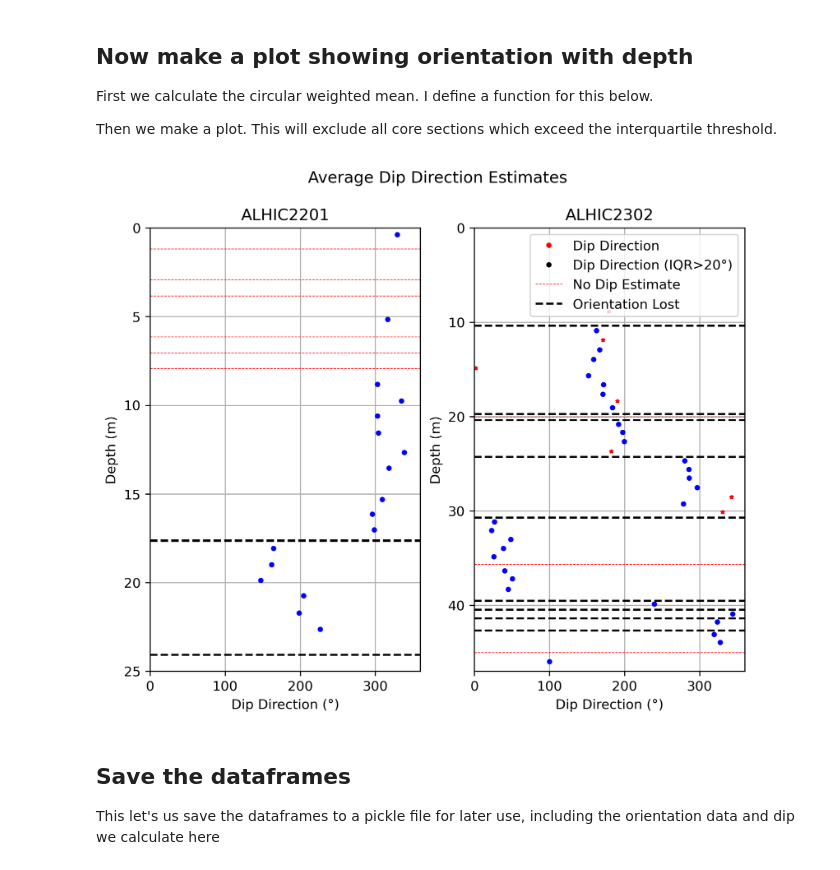
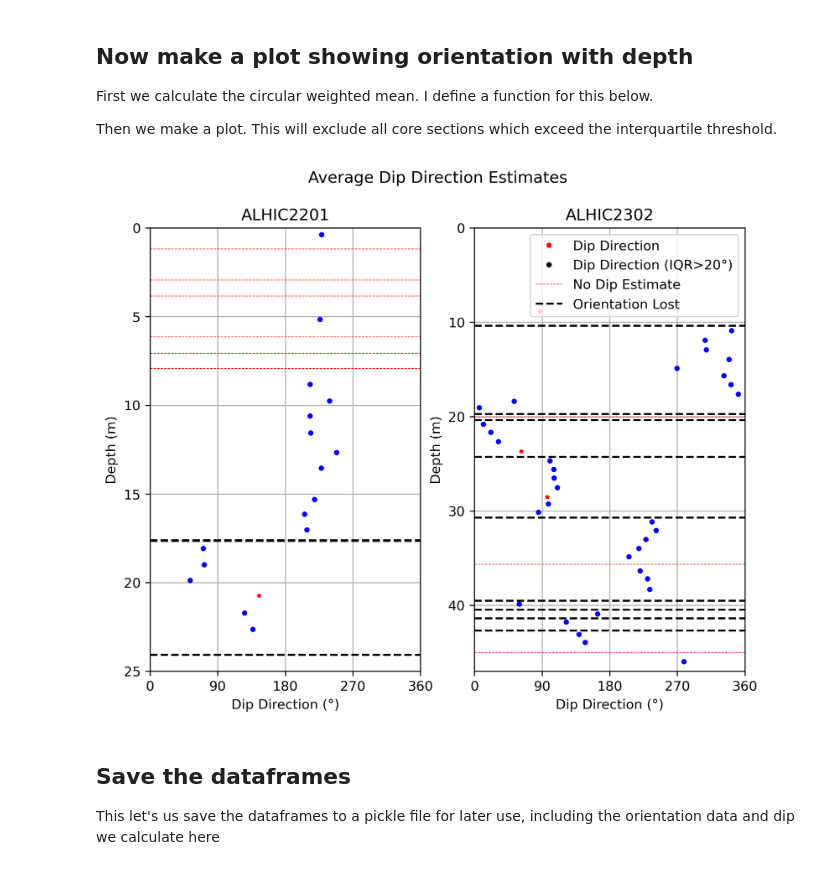
Before and after one commit to liamkirkpatrick/3d_ecm, a Jupyter notebook: scripts/layer_orientations/orientation_plots.ipynb, the cells around one changed output. Saved outputs shown, nothing was run; the diff lists cells and outputs as text; code cells hidden in the pictures.

```diff
--- a/scripts/layer_orientations/orientation_plots.ipynb
+++ b/scripts/layer_orientations/orientation_plots.ipynb
@@ -25,7 +25,7 @@ Intel MKL WARNING: Support of Intel(R) Streaming SIMD Extensions 4.2 (Intel(R) S
 ## Set Filepaths
 # %%
 path_to_angles = '../../data/angles/'
-path_to_figures = '../../figures/paper_figures/'
+path_to_figures = '../../../figures/paper_figures/'
 # %% [markdown]
 ## Load Angle Data
 
@@ -85,14 +135,15 @@ def calc_dip(df,face):
         else:
 
             # assign delta 1 and delta 2
-            if face == 'r':
+            if face == 'l':
                 d1 = top_angle
                 d2 = side_angle
 
                 d1_score = top_score * top_length
                 d2_score = side_score * side_length
 
-            elif face == 'l':
+            elif face == 'r':
+
                 d1 = side_angle
                 d2 = top_angle
 
@@ -226,34 +277,29 @@ def rotate_dip_direction(df):
 
         # pull out approriate data
         dip = np.array(row['dip_percentiles'][2])
-        dip_dir = np.array(row['AC-dip-direction'])
-
+        #dip_dir = np.array(row['AC-dip-direction'])
 
         # check if the median dip is negative
         if dip < 0:
 
-            # rotate dip direction by 180
-            dip_dir = dip_dir + 180
+            # save to dataframe
+            df.at[index,'AC-dip-direction'] = np.array(row['AC-dip-direction']) + 180
 
-            # correct for values > 360
-            dip_dir = np.where(dip_dir>360,dip_dir-360,dip_dir)
-
-            df['AC-dip-direction'] = dip_dir
-
-            # save to dataframe
-            df.at[index,'AC-dip-direction'] = dip_dir
+        # ensure all angles in df.at[index,'AC-dip-direction'] are between 0 and 360 (check for both >360 and <0). df.at[index,'AC-dip-direction'] is a list.
+        df.at[index,'AC-dip-direction'] = [angle - 360 if angle > 360 else angle for angle in df.at[index,'AC-dip-direction']]
+        df.at[index,'AC-dip-direction'] = [angle + 360 if angle < 0 else angle for angle in df.at[index,'AC-dip-direction']]
 
     return df
 
 alhic2201 = rotate_dip_direction(alhic2201)
 alhic2302 = rotate_dip_direction(alhic2302)
 # %%
-# Now we have to set dip direction to be angles from the orientation line. We're already set for alhic2302, but we need to subtract 90 degrees for alhic2201.
+# Now we have to set dip direction to be angles from the orientation line. We're already set for alhic2302, but we need to subtract 90 degrees for alhic2302.
 # We accomplish this by adding 270 and taking the modulo 360.
 
-# subtract 90 degrees from dip direction in alhic2201
-#for index,row in alhic2201.iterrows():
-#   alhic2201.at[index,'AC-dip-direction'] = list(map(lambda x: (x + 270)%360, row['AC-dip-direction']))
+#subtract 90 degrees from dip direction in alhic2302
+for index,row in alhic2302.iterrows():
+ alhic2302.at[index,'AC-dip-direction'] = list(map(lambda x: (x + 270)%360, row['AC-dip-direction']))
 # %% [markdown]
 ## Report Results
 # %%
@@ -429,6 +476,8 @@ for a in ax:
     a.set_xlabel('Dip Direction (°)')
     a.grid(True)
     a.set_xlim(0,360)
+    # set x axis grid to be in 90 degree increments
+    a.set_xticks(np.arange(0,361,90))
 
 ax[0].set_ylim(25,0)
 ax[1].set_ylim(47,0)
@@ -456,34 +505,35 @@ def plot_dip_directions(df, ax, core_breaks, threshold,core):
             #     orientation = row['dip-direction-mean']
 
             # check if exceeding value
             if abs(q3 - q1) < threshold:
                 ax.plot(row['dip-direction-mean'], d, 'bo', markersize=3)
             else:
                 ax.plot(row['dip-direction-mean'], d, 'r*', markersize=3)
 
+
     # plot core breaks
     for b in core_breaks:
         ax.plot([0, 360], [b, b], 'k--')
 
     # add title
     ax.set_title(core)
 
 # Apply the function to both dataframes
 plot_dip_directions(alhic2201, ax[0], alhic2201_breaks, threshold,'ALHIC2201')
 plot_dip_directions(alhic2302, ax[1], alhic2302_breaks, threshold,'ALHIC2302')
 
 # add legend (to right subplot only)
 ax[1].plot([],[],'ro',markersize=3,label='Dip Direction')
 ax[1].plot([],[],'ko',markersize=3,label='Dip Direction (IQR>20°)')
 ax[1].plot([],[],'r--',linewidth=0.5,label='No Dip Estimate')
 ax[1].plot([],[],'k--',label='Orientation Lost')
 ax[1].legend(loc = 'upper right')
 fig.suptitle('Average Dip Direction Estimates')
 
 # save figure
 plt.savefig(path_to_figures+'/dip_direction.png')
 # %% [output]
-[figure, old version]
+[figure, new version]
 # %% [markdown]
 ## Save the dataframes
 
```
Also changed, not shown: parts of 8 cells of this notebook, 12 other files.
